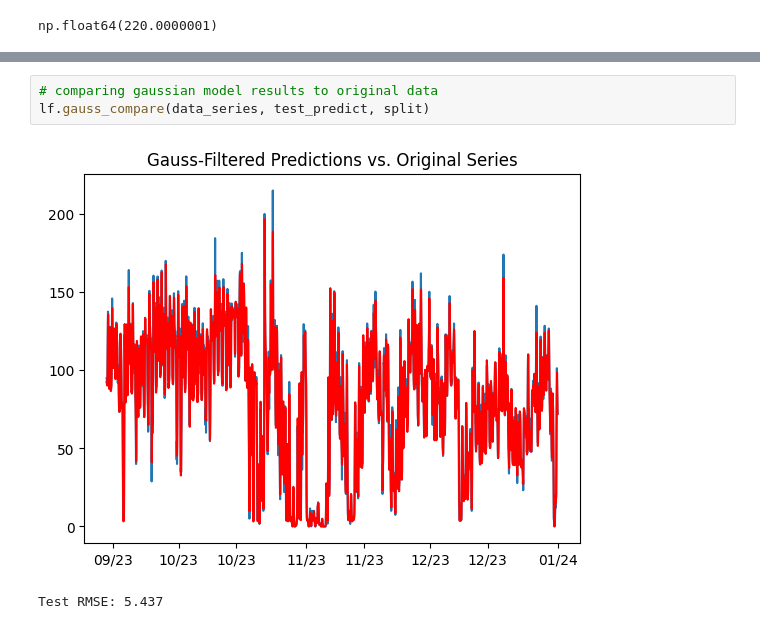
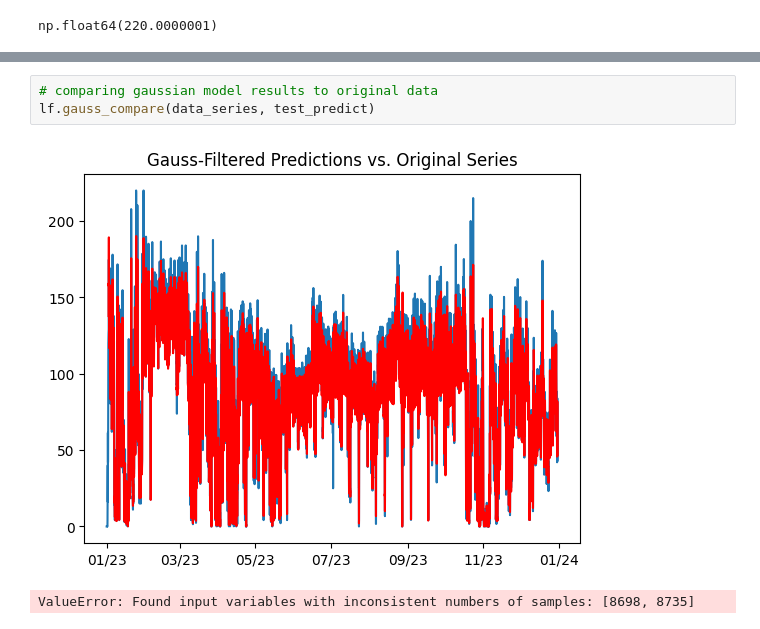
Before and after one commit to storralbod/deeplearning, a Jupyter notebook: test.ipynb, the cells around one changed output, grey strips where cells are left out. Saved outputs shown, nothing was run; the diff lists cells and outputs as text.

```diff
--- a/test.ipynb
+++ b/test.ipynb
@@ -82,6 +76,6 @@ NameError: name 'df' is not defined
 # %%
 # comparing gaussian model results to original data
-lf.gauss_compare(data_series, test_predict, split)
+lf.gauss_compare(data_series, test_predict)
 # %% [output]
-[figure, old version]
+[figure, new version]
-Test RMSE: 5.437
+ValueError: Found input variables with inconsistent numbers of samples: [8698, 8735]
```
Also changed, not shown: parts of 3 cells of this notebook, 1 other file.
